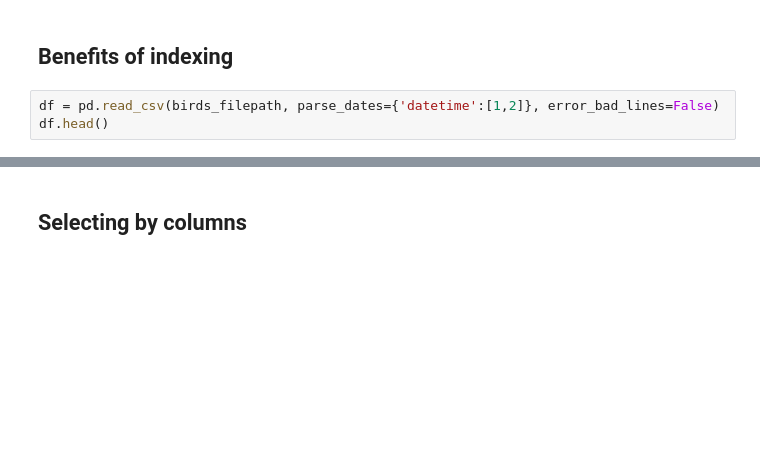
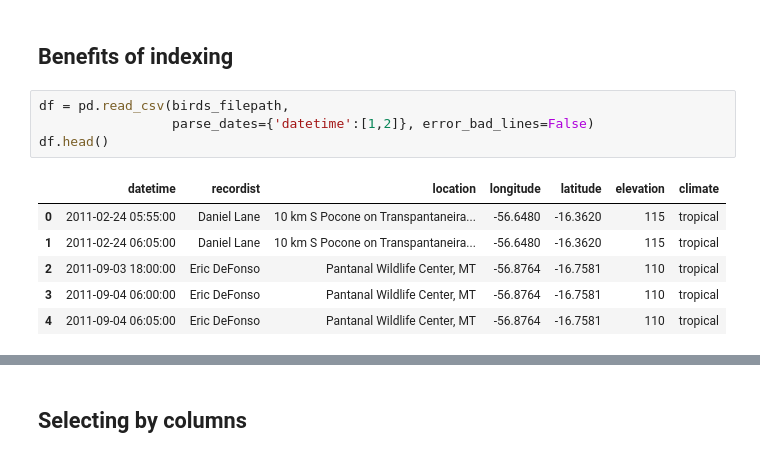
Before and after one commit to floreencia/data_workshops, a Jupyter notebook: s2_Pandas_Seaborn/s2_02-Pandas.ipynb, the cells around one changed output, grey strips where cells are left out. Saved outputs shown, nothing was run; the diff lists cells and outputs as text; blank space fills up the shorter version.

```diff
--- a/s2_Pandas_Seaborn/s2_02-Pandas.ipynb
+++ b/s2_Pandas_Seaborn/s2_02-Pandas.ipynb
@@ -149,7 +335,15 @@ td.iloc[2,0]
 # %% [markdown]
 ## Benefits of indexing
 # %%
-df = pd.read_csv(birds_filepath, parse_dates={'datetime':[1,2]}, error_bad_lines=False)
+df = pd.read_csv(birds_filepath,
+                 parse_dates={'datetime':[1,2]}, error_bad_lines=False)
 df.head()
+# %% [output]
+|  | datetime | recordist | location | longitude | latitude | elevation | climate |
+| 0 | 2011-02-24 05:55:00 | Daniel Lane | 10 km S Pocone on Transpantaneira... | -56.6480 | -16.3620 | 115 | tropical |
+| 1 | 2011-02-24 06:05:00 | Daniel Lane | 10 km S Pocone on Transpantaneira... | -56.6480 | -16.3620 | 115 | tropical |
+| 2 | 2011-09-03 18:00:00 | Eric DeFonso | Pantanal Wildlife Center, MT | -56.8764 | -16.7581 | 110 | tropical |
+| 3 | 2011-09-04 06:00:00 | Eric DeFonso | Pantanal Wildlife Center, MT | -56.8764 | -16.7581 | 110 | tropical |
+| 4 | 2011-09-04 06:05:00 | Eric DeFonso | Pantanal Wildlife Center, MT | -56.8764 | -16.7581 | 110 | tropical |
 # %%
 %timeit df[(df['datetime'] > '2011-02-24') & (df['datetime'] < '2013-04-28') ].count()
```
Also changed, not shown: parts of 44 cells of this notebook, 4 other files.
